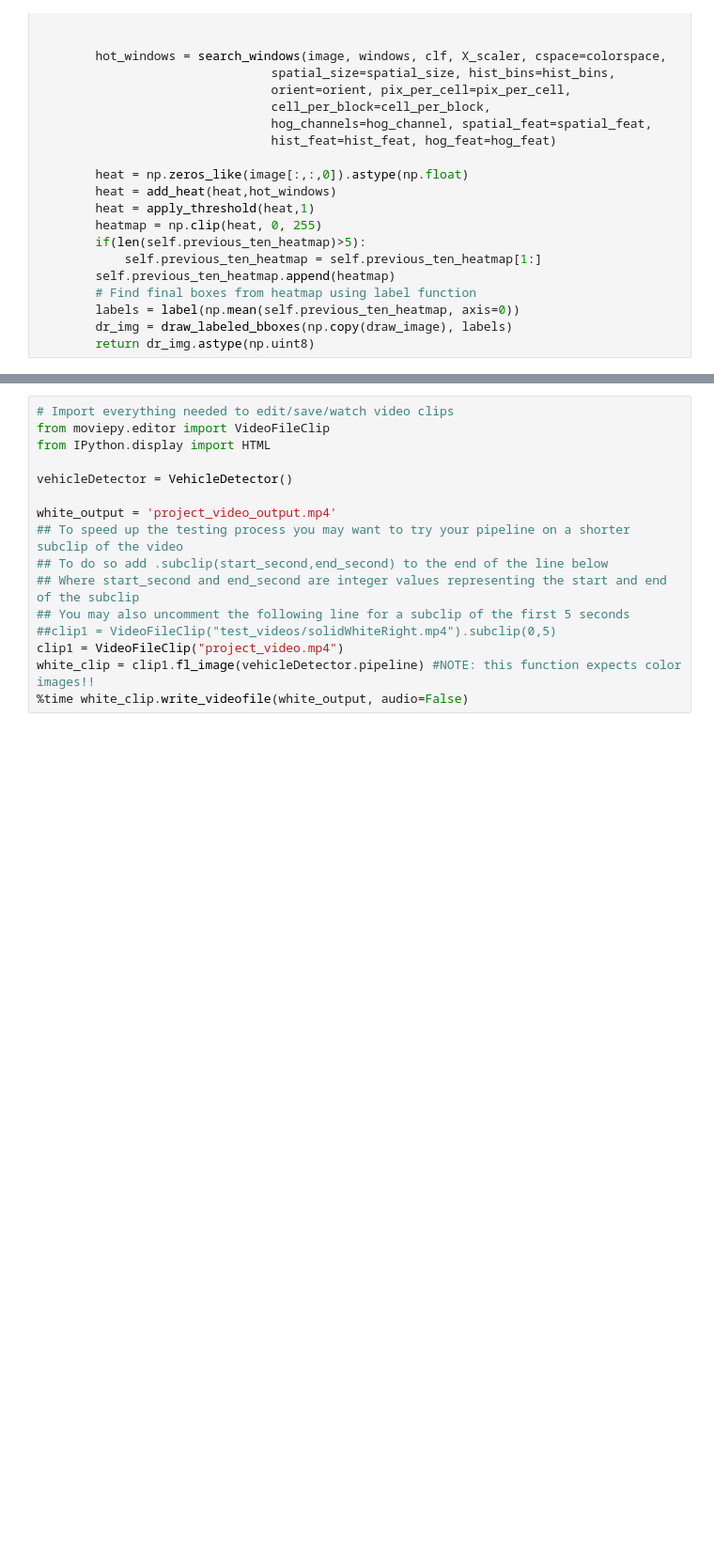
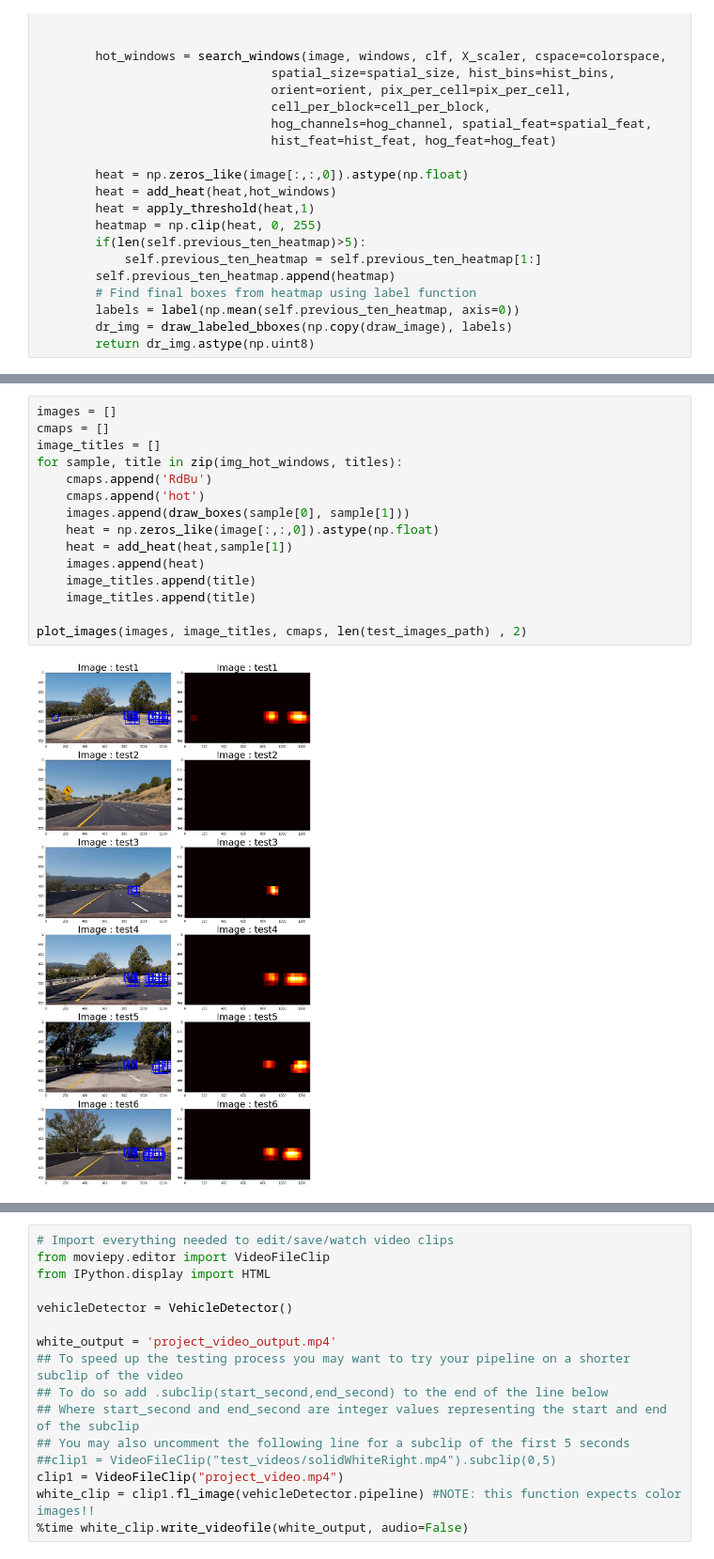
Before and after one commit to prathmesh-dali/CarND-Vehicle-Detection, a Jupyter notebook: CarND_Vehicle_Detection.ipynb, the cells around one changed output, grey strips where cells are left out. Shown at 94% size. Cells and saved outputs as stored; diff of their text form; blank space fills up the shorter version.

```diff
--- a/CarND_Vehicle_Detection.ipynb
+++ b/CarND_Vehicle_Detection.ipynb
@@ -416,0 +481,17 @@ class VehicleDetector(object):
+# %%
+images = []
+cmaps = []
+image_titles = []
+for sample, title in zip(img_hot_windows, titles):
+    cmaps.append('RdBu')
+    cmaps.append('hot')
+    images.append(draw_boxes(sample[0], sample[1]))
+    heat = np.zeros_like(image[:,:,0]).astype(np.float)
+    heat = add_heat(heat,sample[1])
+    images.append(heat)
+    image_titles.append(title)
+    image_titles.append(title)
+
+plot_images(images, image_titles, cmaps, len(test_images_path) , 2)
+# %% [output]
+[figure, added]
```
Also changed, not shown: parts of 10 cells of this notebook, 10 other files.
